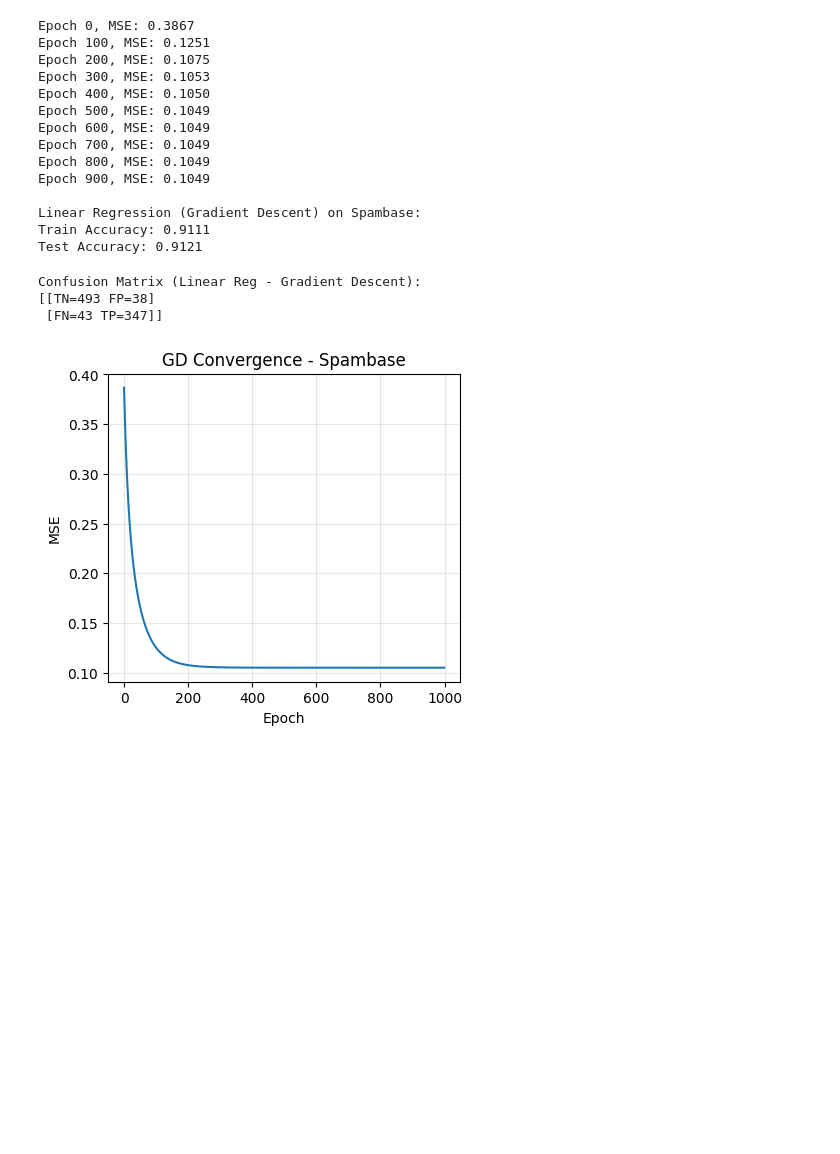
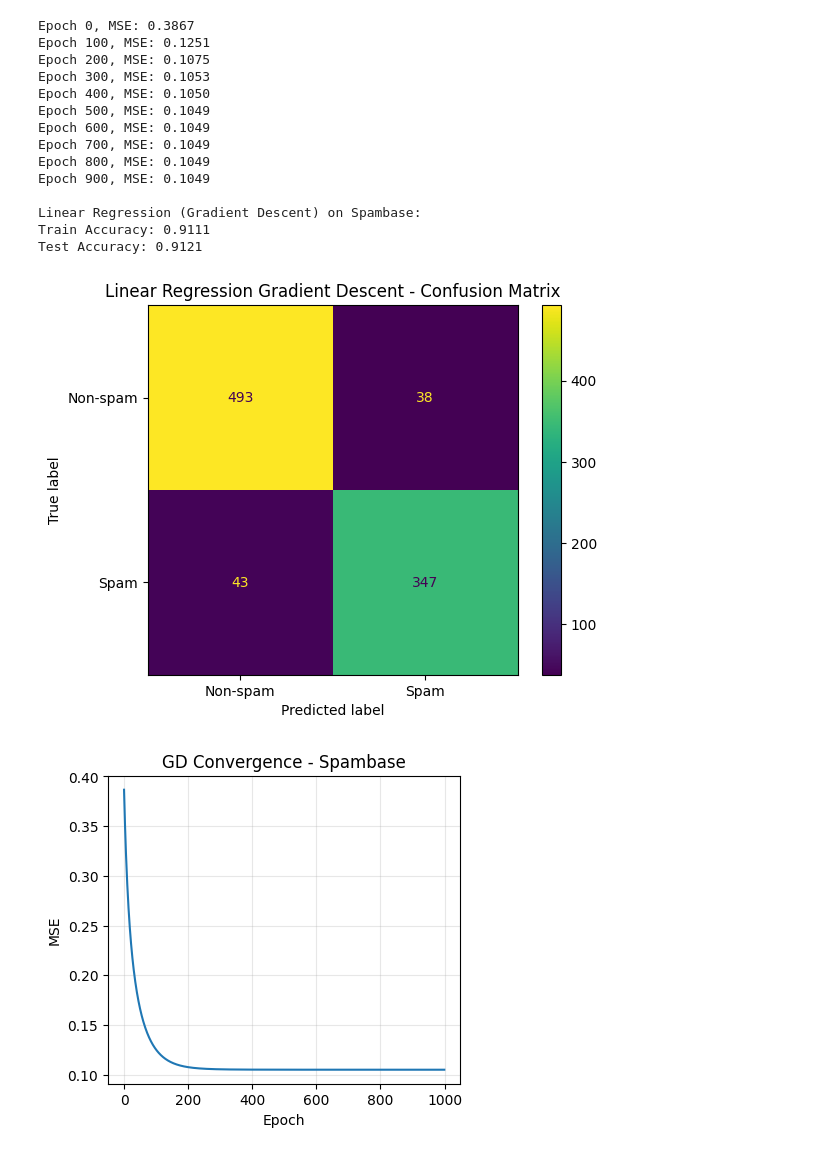
Before and after one commit to yashlad27/CS6140-Fall2025, a Jupyter notebook: Week-2/HW2/hw2_q1_ml.ipynb, the cells around one changed output. Cells and saved outputs as stored; diff of their text form; code cells hidden in the pictures; blank space fills up the shorter version.

```diff
--- a/Week-2/HW2/hw2_q1_ml.ipynb
+++ b/Week-2/HW2/hw2_q1_ml.ipynb
@@ -397,13 +395,12 @@ Train Accuracy: 0.9111
 Test Accuracy: 0.9121
 # %%
 cm_gd = confusion_matrix(y_test, test_binary_gd)
-print(f"\nConfusion Matrix (Linear Reg - Gradient Descent):")
-print(f"[[TN={cm_gd[0,0]} FP={cm_gd[0,1]}]")
-print(f" [FN={cm_gd[1,0]} TP={cm_gd[1,1]}]]")
+disp_cm_gd = ConfusionMatrixDisplay(confusion_matrix=cm_gd, display_labels=['Non-spam', 'Spam'])
+disp_cm_gd.plot()
+plt.title('Linear Regression Gradient Descent - Confusion Matrix')
+plt.show()
 # %% [output]
-Confusion Matrix (Linear Reg - Gradient Descent):
-[[TN=493 FP=38]
- [FN=43 TP=347]]
+[figure, added]
 # %%
 plt.figure(figsize=(10, 4))
 plt.subplot(1, 2, 1)
```
Also changed, not shown: parts of 6 cells of this notebook, 2 other files.
